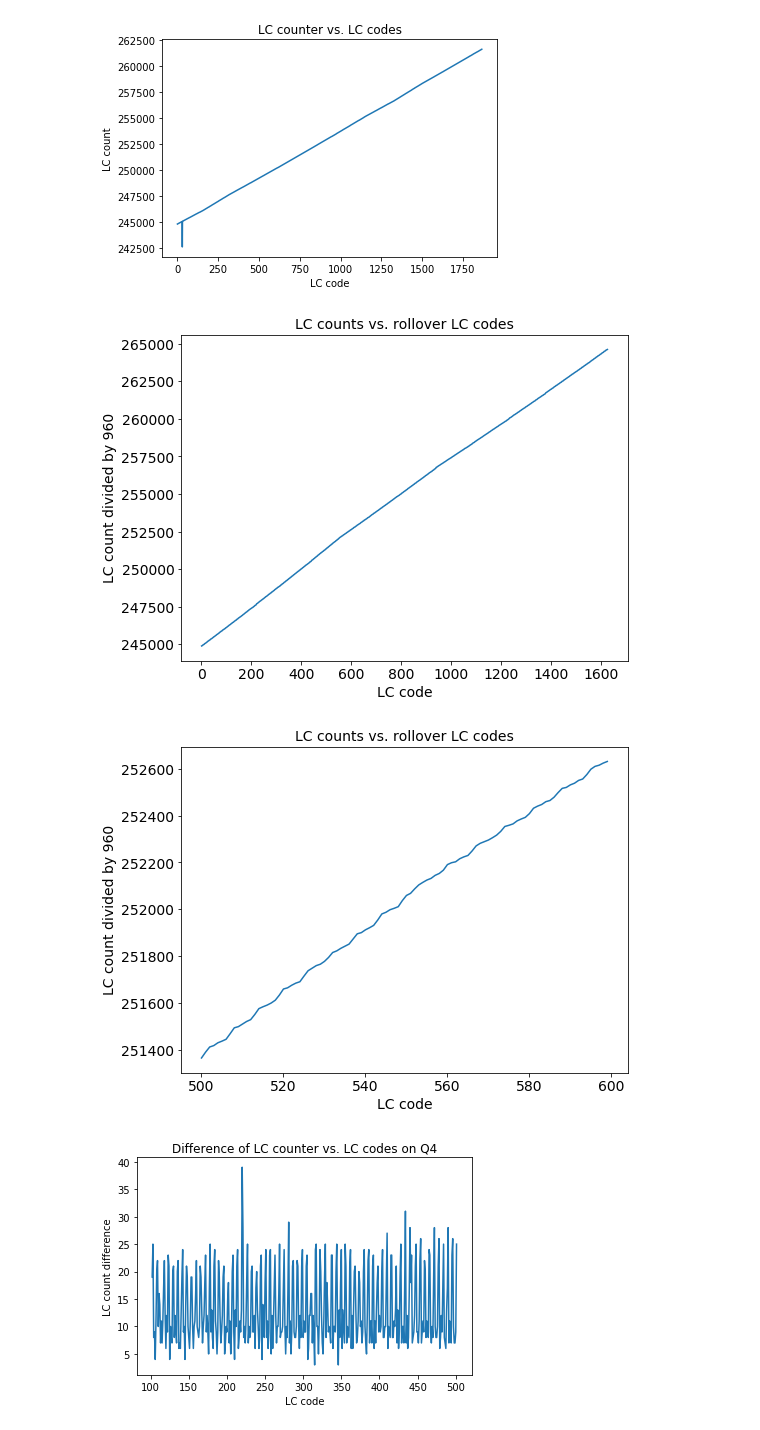
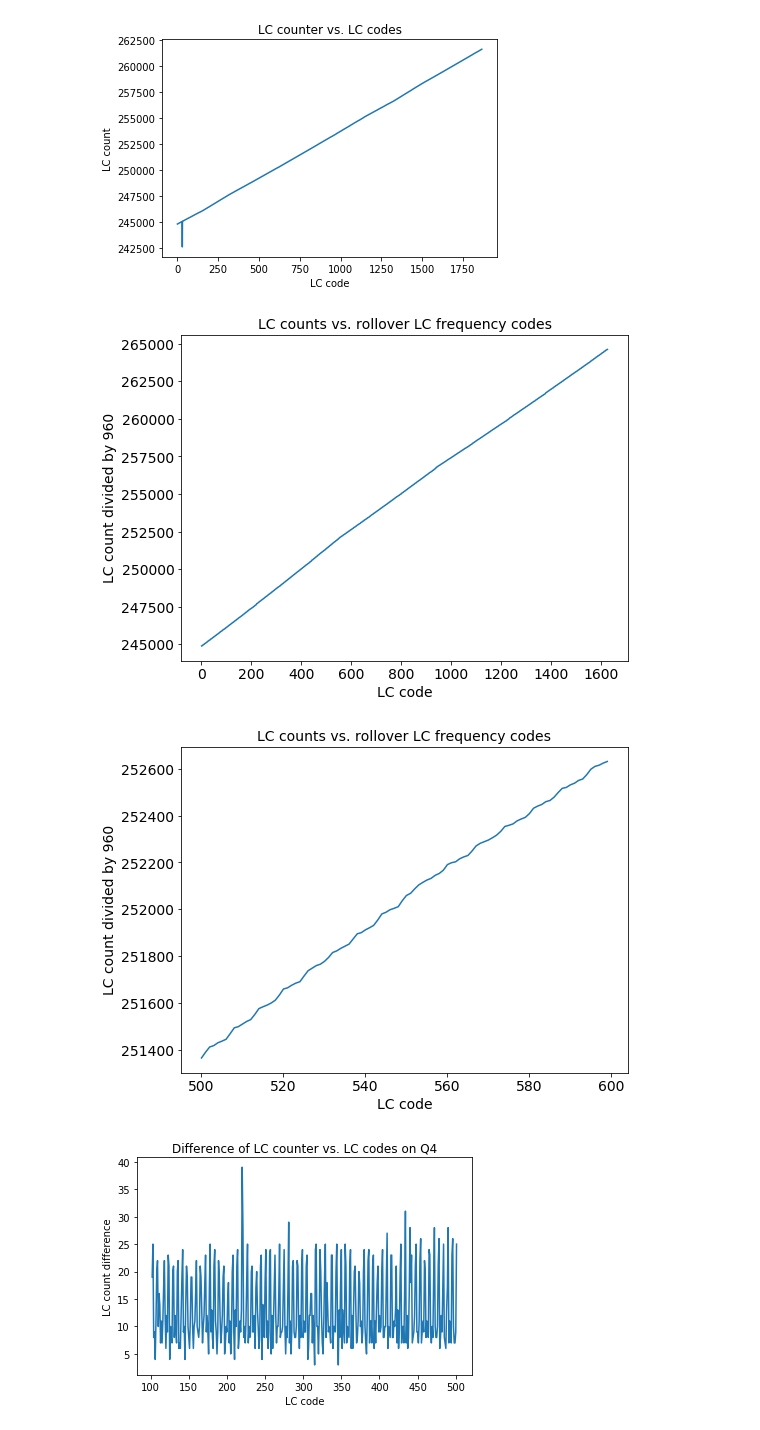
Before and after one commit to cwdao/scum-test-code, a Jupyter notebook: scum/LC_sweep/LC_monotonic.ipynb, the cells around one changed output. Cells and saved outputs as stored; diff of their text form; code cells hidden in the pictures.

```diff
--- a/scum/LC_sweep/LC_monotonic.ipynb
+++ b/scum/LC_sweep/LC_monotonic.ipynb
@@ -169,19 +169,19 @@ LC_code_codes, counts_LC_code = LC_code_sweep['LC_code'], LC_code_sweep['counts_
 # %%
 plt.figure(figsize=(8, 6))
 plt.plot(LC_code_codes[1:], counts_LC_code[1:])
-plt.title('LC counts vs. rollover LC codes', fontsize=14)
+plt.title('LC counts vs. rollover LC frequency codes', fontsize=14)
 plt.xlabel('LC code', fontsize=14)
 plt.ylabel('LC count divided by 960', fontsize=14)
 plt.xticks(fontsize=14)
 plt.yticks(fontsize=14)
 plt.savefig('lc_rollover.pdf', bbox_inches='tight')
 plt.show()
 # %% [output]
-[figure, old version]
+[figure, new version]
 # %%
 plt.figure(figsize=(8, 6))
 plt.plot(LC_code_codes[500:600], counts_LC_code[500:600])
-plt.title('LC counts vs. rollover LC codes', fontsize=14)
+plt.title('LC counts vs. rollover LC frequency codes', fontsize=14)
 plt.xlabel('LC code', fontsize=14)
 plt.ylabel('LC count divided by 960', fontsize=14)
 plt.xticks(fontsize=14)
@@ -189,7 +189,7 @@ plt.yticks(fontsize=14)
 plt.savefig('lc_rollover_zoom.pdf', bbox_inches='tight')
 plt.show()
 # %% [output]
-[figure, old version]
+[figure, new version]
 # %%
 plt.plot(LC_code_codes[2:][100:500], np.diff(counts_LC_code)[1:][100:500])
 plt.title('Difference of LC counter vs. LC codes on Q4')
```
Also changed, not shown: parts of 1 cell of this notebook, 11 other files.
